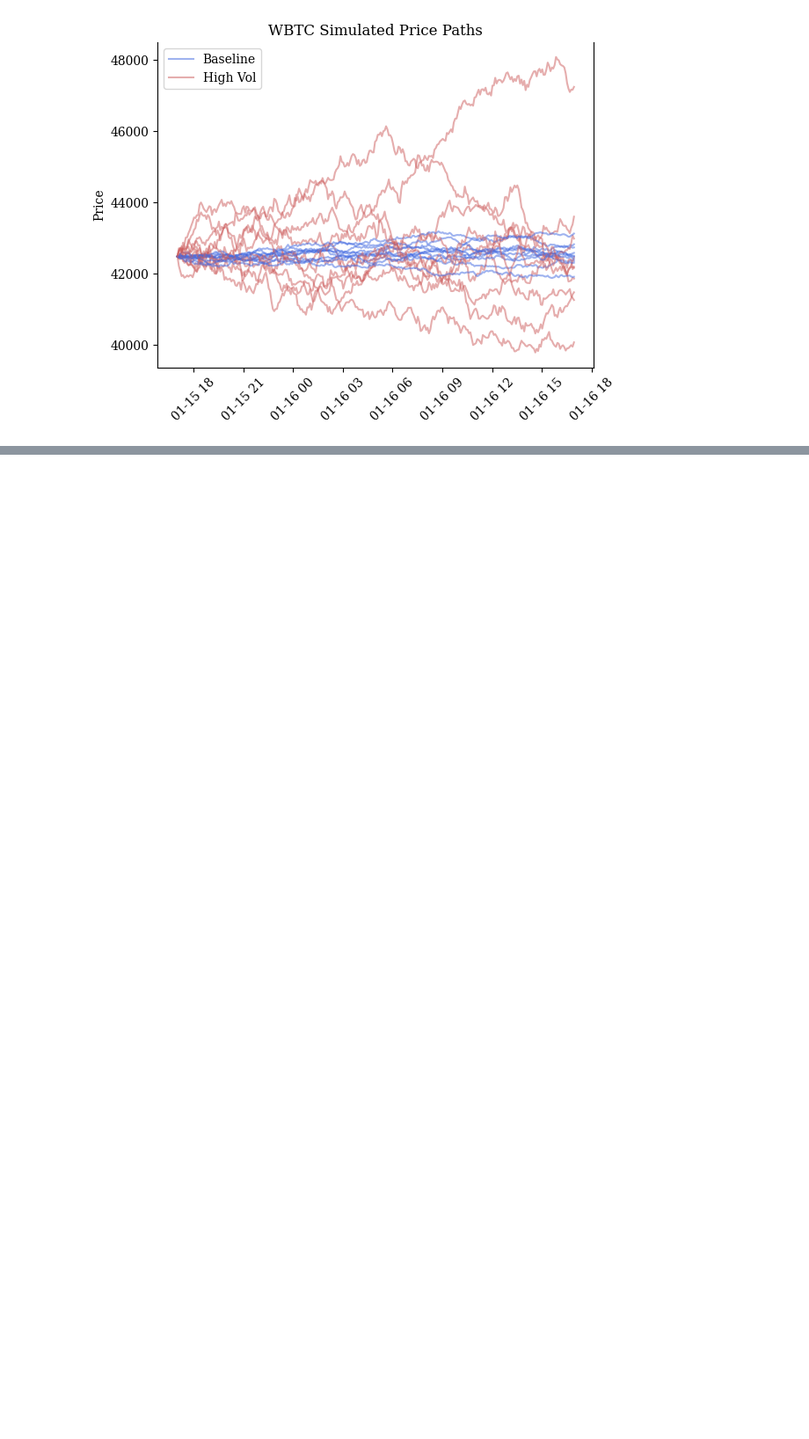
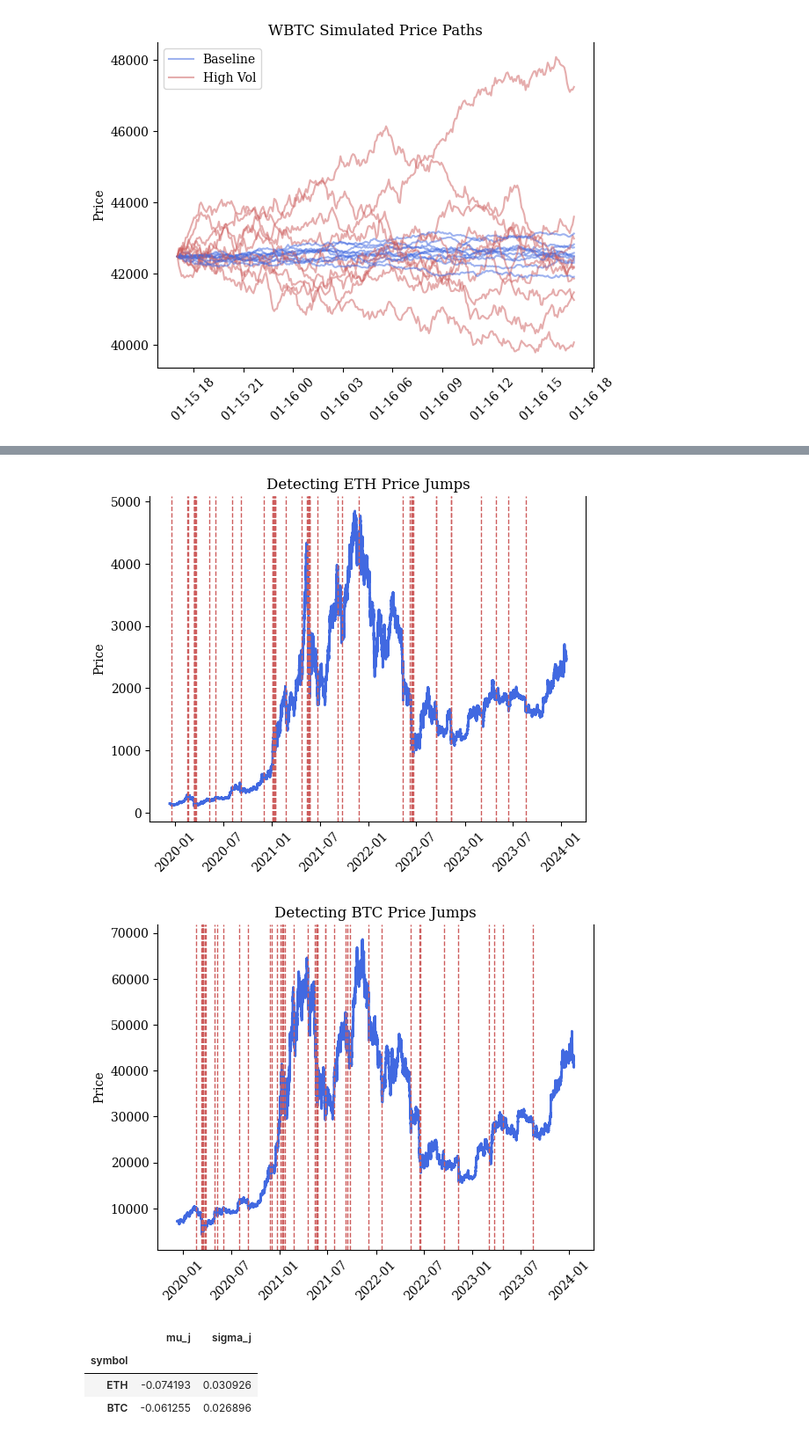
Before and after one commit to xenophonlabs/crvUSDrisk, a Jupyter notebook: notebooks/demo_prices.ipynb, the cells around one changed output, grey strips where cells are left out. Shown at 88% size. Cells and saved outputs as stored; diff of their text form; code cells hidden in the pictures; blank space fills up the shorter version.

Commit message:
Add Flash Crash Scenario

```diff
--- a/notebooks/demo_prices.ipynb
+++ b/notebooks/demo_prices.ipynb
@@ -265,0 +237,8 @@ plt.title("Jump Diffusion Process")
+# %%
+num_steps = 288
+freq = "5min"
+config = get_price_config(freq, 1697068800, 1704585600)
+coin_ids = list(config["params"].keys())
+annual_factor = get_factor(freq)
+dt = 1 / annual_factor
+T = num_steps * dt
@@ -265,0 +328,12 @@ plt.title("Jump Diffusion Process")
+# %%
+start = int(datetime(2020, 1, 1).timestamp())
+freq = "5min"
+jump_stats = calc_flash_crash_params(["ETH", "BTC"], start, freq, plot=True)
+jump_stats
+# %% [output]
+[figure, added]
+[figure, added]
+|  | mu_j | sigma_j |
+| symbol |  |  |
+| ETH | -0.074193 | 0.030926 |
+| BTC | -0.061255 | 0.026896 |
```
Also changed, not shown: parts of 11 cells of this notebook, 5 other files.
